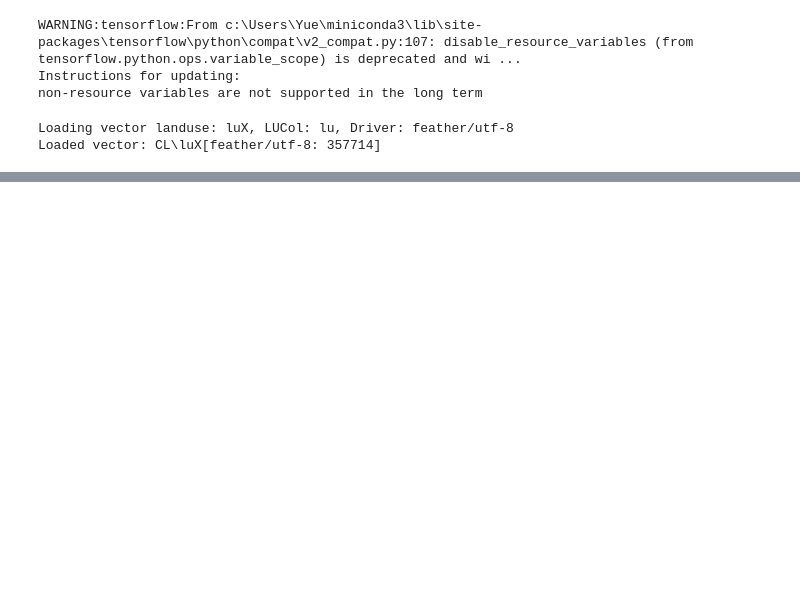
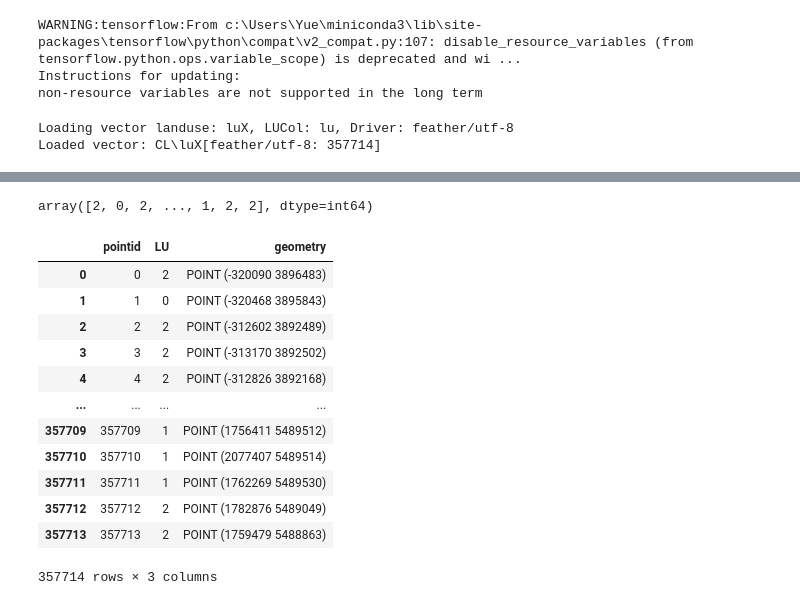
Before and after one commit to geo-188660/STMOC, a Jupyter notebook: vGDA.ipynb, the cells around one changed output, grey strips where cells are left out. Cells and saved outputs as stored; diff of their text form; code cells hidden in the pictures; blank space fills up the shorter version.

```diff
--- a/vGDA.ipynb
+++ b/vGDA.ipynb
@@ -175,0 +197,34 @@ gdf[['PatchUID', 'LU', 'geometry']].fillna(0).to_file(f'sensitivity/{outName}')
+# %%
+# ---------------------------------------------------------------
+# Step 6: Extract the final categorical land-use assignment
+# argmax picks the category with highest probability at each patch
+# ---------------------------------------------------------------
+LUmax = Model.get_opt()['LU'].argmax(axis=1)
+LUmax
+# %% [output]
+array([2, 0, 2, ..., 1, 2, 2], dtype=int64)
+# %%
+# ---------------------------------------------------------------
+# Step 7: Combine result with original geometry for export
+# ---------------------------------------------------------------
+LUmax = Model.get_opt()['LU'].argmax(axis=1)
+gdf = CL.raw.copy()
+gdf['LU'] = LUmax
+gdf = gdf.reset_index()
+# fill NaN geometry (if any); uncomment .to_file(outName) to save
+gdf = gdf[['pointid', 'LU', 'geometry']].fillna(0)
+# gdf.to_file(outName, driver='GeoJSON')
+# %% [output]
+|  | pointid | LU | geometry |
+| 0 | 0 | 2 | POINT (-320090 3896483) |
+| 1 | 1 | 0 | POINT (-320468 3895843) |
+| 2 | 2 | 2 | POINT (-312602 3892489) |
+| 3 | 3 | 2 | POINT (-313170 3892502) |
+| 4 | 4 | 2 | POINT (-312826 3892168) |
+| ... | ... | ... | ... |
+| 357709 | 357709 | 1 | POINT (1756411 5489512) |
+| 357710 | 357710 | 1 | POINT (2077407 5489514) |
+| 357711 | 357711 | 1 | POINT (1762269 5489530) |
+| 357712 | 357712 | 2 | POINT (1782876 5489049) |
+| 357713 | 357713 | 2 | POINT (1759479 5488863) |
+357714 rows × 3 columns
```
Also changed, not shown: parts of 8 cells of this notebook, 5 other files.
